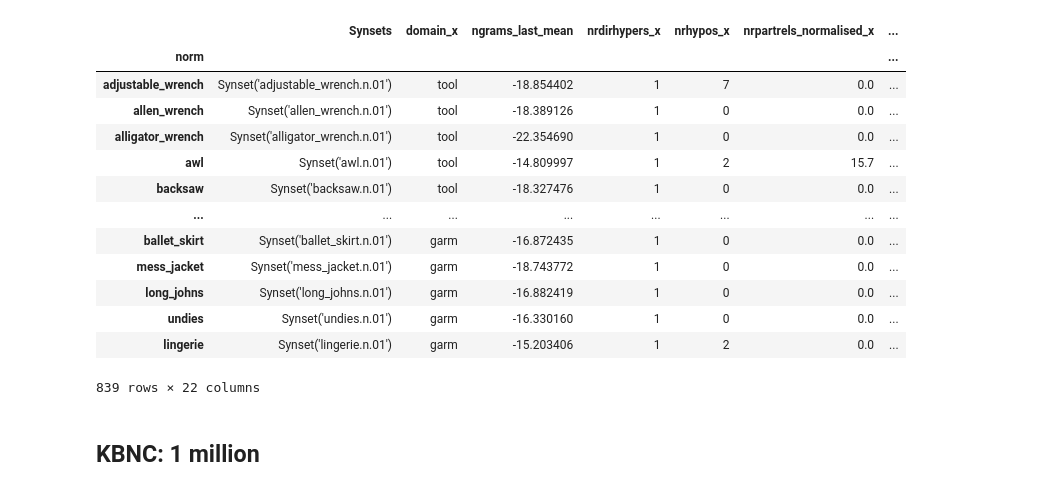
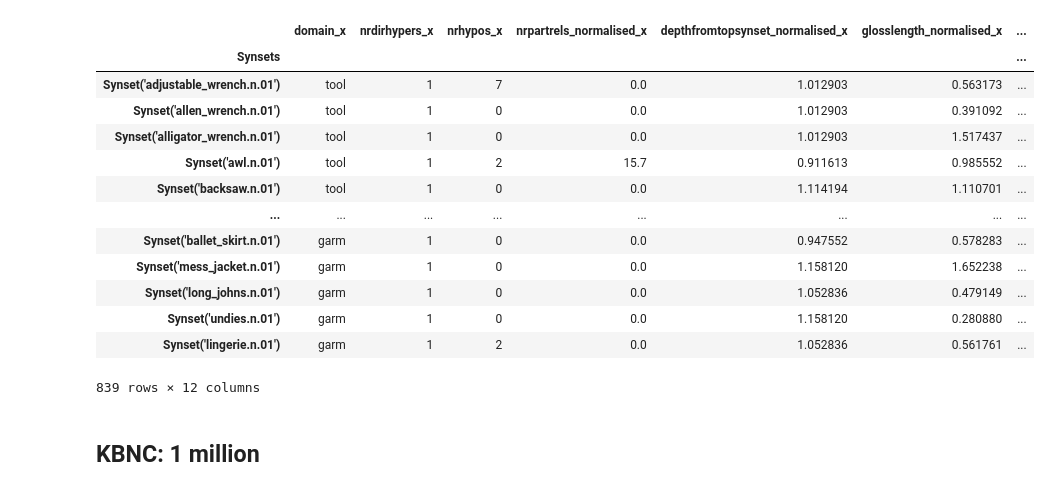
Before and after one commit to DanferWang/Basic_Level_work, a Jupyter notebook: corpora_size/GlobalModel.ipynb, the cells around one changed output. Saved outputs shown, nothing was run; the diff lists cells and outputs as text; code cells hidden in the pictures.

Commit message:
test Google Ngram

```diff
--- a/corpora_size/GlobalModel.ipynb
+++ b/corpora_size/GlobalModel.ipynb
@@ -12,31 +12,31 @@ import warnings
 warnings.filterwarnings("ignore")
 # %%
 # read the pre-processed data all agreed
-data = pd.read_csv('./size_differential_features.csv', index_col=0)
+data = pd.read_csv('./Google_Ngrams/features_google_ngram.csv', index_col=0)
 
 # generate the local dataframe for different domains
 local_fruit = data.loc[data['domain_x']=='fruit'].reset_index()
 local_tool = data.loc[data['domain_x']=='tool'].reset_index()
 local_music = data.loc[data['domain_x']=='music'].reset_index()
 local_furniture = data.loc[data['domain_x']=='furn'].reset_index()
 local_garments = data.loc[data['domain_x']=='garm'].reset_index()
 
 data
 # %% [output]
-|  | Synsets | domain_x | ngrams_last_mean | nrdirhypers_x | nrhypos_x | nrpartrels_normalised_x | ... |
-| norm |  |  |  |  |  |  | ... |
-| adjustable_wrench | Synset('adjustable_wrench.n.01') | tool | -18.854402 | 1 | 7 | 0.0 | ... |
-| allen_wrench | Synset('allen_wrench.n.01') | tool | -18.389126 | 1 | 0 | 0.0 | ... |
-| alligator_wrench | Synset('alligator_wrench.n.01') | tool | -22.354690 | 1 | 0 | 0.0 | ... |
-| awl | Synset('awl.n.01') | tool | -14.809997 | 1 | 2 | 15.7 | ... |
-| backsaw | Synset('backsaw.n.01') | tool | -18.327476 | 1 | 0 | 0.0 | ... |
+|  | domain_x | nrdirhypers_x | nrhypos_x | nrpartrels_normalised_x | depthfromtopsynset_normalised_x | glosslength_normalised_x | ... |
+| Synsets |  |  |  |  |  |  | ... |
+| Synset('adjustable_wrench.n.01') | tool | 1 | 7 | 0.0 | 1.012903 | 0.563173 | ... |
+| Synset('allen_wrench.n.01') | tool | 1 | 0 | 0.0 | 1.012903 | 0.391092 | ... |
+| Synset('alligator_wrench.n.01') | tool | 1 | 0 | 0.0 | 1.012903 | 1.517437 | ... |
+| Synset('awl.n.01') | tool | 1 | 2 | 15.7 | 0.911613 | 0.985552 | ... |
+| Synset('backsaw.n.01') | tool | 1 | 0 | 0.0 | 1.114194 | 1.110701 | ... |
 | ... | ... | ... | ... | ... | ... | ... | ... |
-| ballet_skirt | Synset('ballet_skirt.n.01') | garm | -16.872435 | 1 | 0 | 0.0 | ... |
-| mess_jacket | Synset('mess_jacket.n.01') | garm | -18.743772 | 1 | 0 | 0.0 | ... |
-| long_johns | Synset('long_johns.n.01') | garm | -16.882419 | 1 | 0 | 0.0 | ... |
-| undies | Synset('undies.n.01') | garm | -16.330160 | 1 | 0 | 0.0 | ... |
-| lingerie | Synset('lingerie.n.01') | garm | -15.203406 | 1 | 2 | 0.0 | ... |
+| Synset('ballet_skirt.n.01') | garm | 1 | 0 | 0.0 | 0.947552 | 0.578283 | ... |
+| Synset('mess_jacket.n.01') | garm | 1 | 0 | 0.0 | 1.158120 | 1.652238 | ... |
+| Synset('long_johns.n.01') | garm | 1 | 0 | 0.0 | 1.052836 | 0.479149 | ... |
+| Synset('undies.n.01') | garm | 1 | 0 | 0.0 | 1.158120 | 0.280880 | ... |
+| Synset('lingerie.n.01') | garm | 1 | 2 | 0.0 | 1.052836 | 0.561761 | ... |
-839 rows × 22 columns
+839 rows × 12 columns
 # %%
 # define features and target
 features = ['nrdirhypers_x',
```
Also changed, not shown: parts of 4 cells of this notebook, 3 other files.
